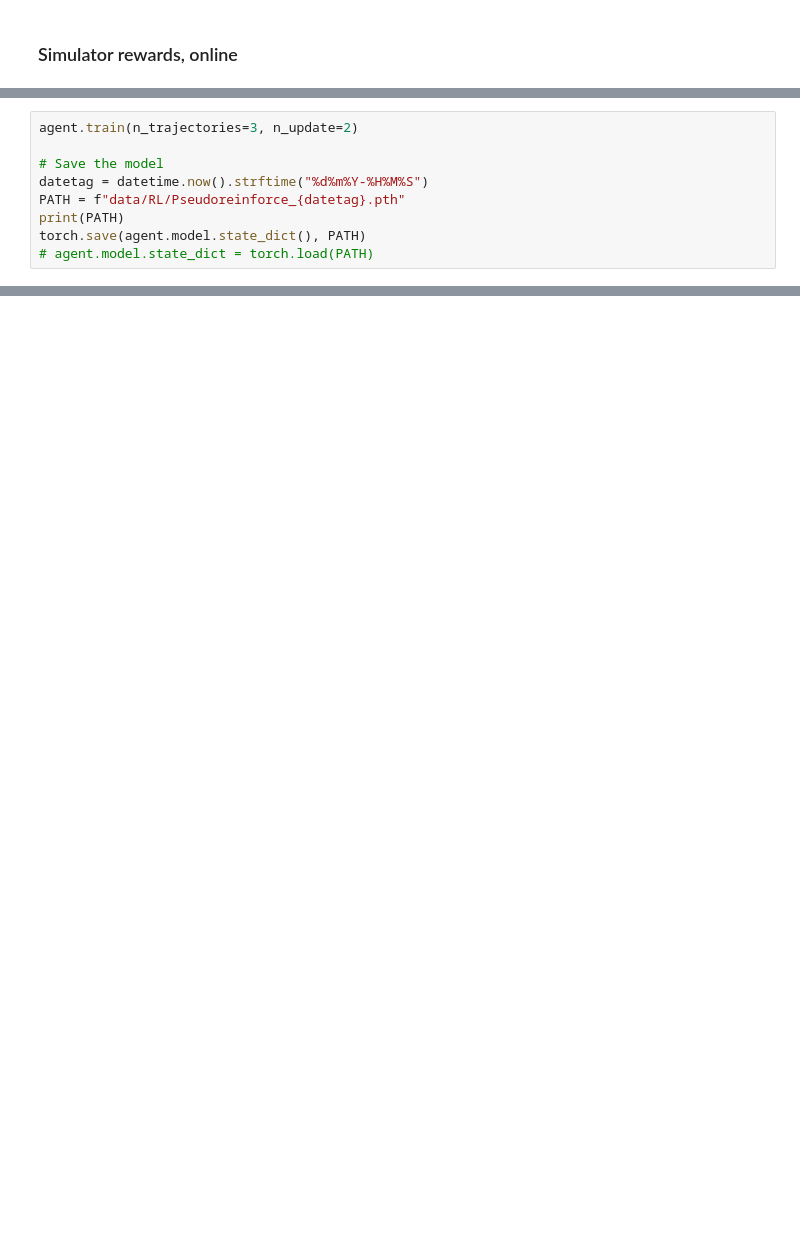
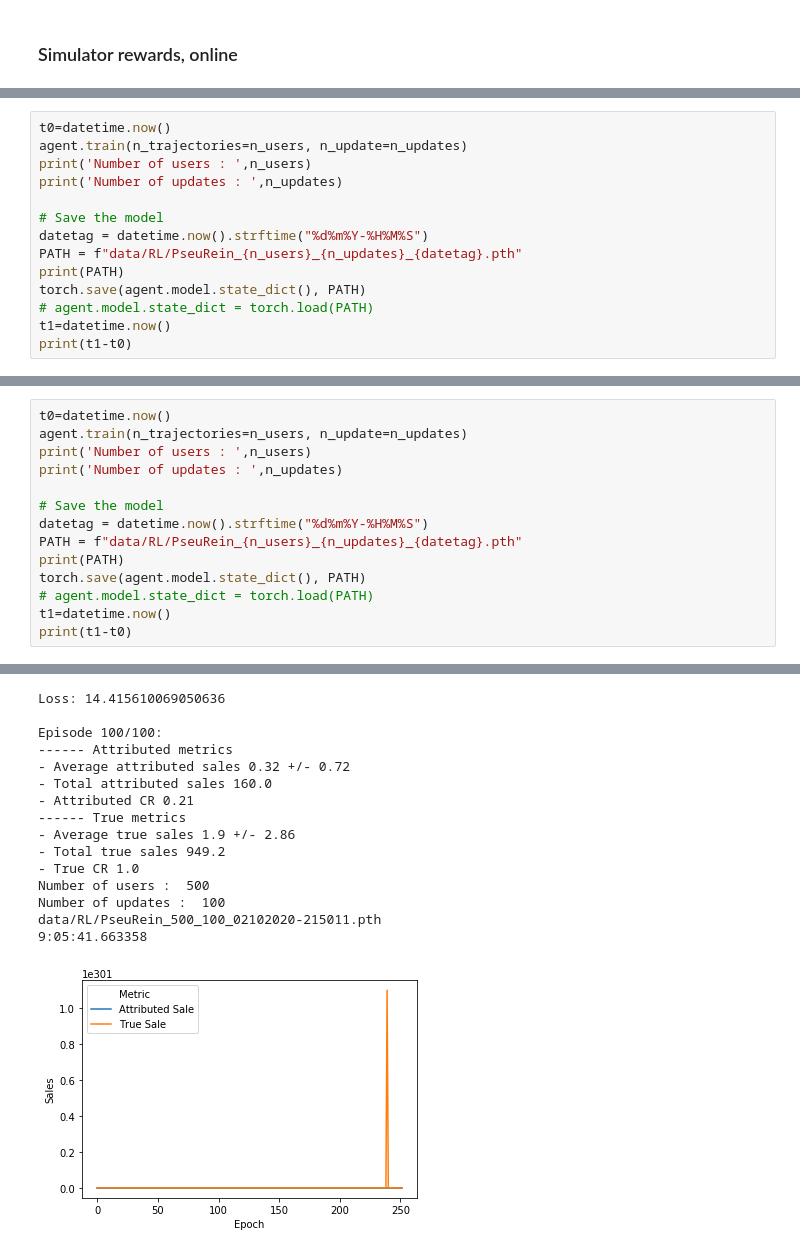
Before and after one commit to philomenec/reco-gym, a Jupyter notebook: RL_prelim.ipynb, the cells around one changed output, grey strips where cells are left out. Drawn from its saved outputs; the diff is of its cells as text; blank space fills up the shorter version.

```diff
--- a/RL_prelim.ipynb
+++ b/RL_prelim.ipynb
@@ -321,10 +377,15 @@ agent = PseudoREINFORCE(config,env,UserFeatures,RewardTilde)
 # %%
-agent.train(n_trajectories=3, n_update=2)
+t0=datetime.now()
+agent.train(n_trajectories=n_users, n_update=n_updates)
+print('Number of users : ',n_users)
+print('Number of updates : ',n_updates)
 
 # Save the model
 datetag = datetime.now().strftime("%d%m%Y-%H%M%S")
-PATH = f"data/RL/Pseudoreinforce_{datetag}.pth"
+PATH = f"data/RL/PseuRein_{n_users}_{n_updates}_{datetag}.pth"
 print(PATH)
 torch.save(agent.model.state_dict(), PATH)
 # agent.model.state_dict = torch.load(PATH)
+t1=datetime.now()
+print(t1-t0)
 # %% [output]
@@ -348,0 +437,15 @@ data/RL/Pseudoreinforce_30092020-172802.pth
+# %%
+t0=datetime.now()
+agent.train(n_trajectories=n_users, n_update=n_updates)
+print('Number of users : ',n_users)
+print('Number of updates : ',n_updates)
+
+# Save the model
+datetag = datetime.now().strftime("%d%m%Y-%H%M%S")
+PATH = f"data/RL/PseuRein_{n_users}_{n_updates}_{datetag}.pth"
+print(PATH)
+torch.save(agent.model.state_dict(), PATH)
+# agent.model.state_dict = torch.load(PATH)
+t1=datetime.now()
+print(t1-t0)
+# %% [output]
@@ -348,0 +604,16 @@ data/RL/Pseudoreinforce_30092020-172802.pth
+Loss: 14.415610069050636
+
+Episode 100/100:
+------ Attributed metrics
+- Average attributed sales 0.32 +/- 0.72
+- Total attributed sales 160.0
+- Attributed CR 0.21
+------ True metrics
+- Average true sales 1.9 +/- 2.86
+- Total true sales 949.2
+- True CR 1.0
+Number of users :  500
+Number of updates :  100
+data/RL/PseuRein_500_100_02102020-215011.pth
+9:05:41.663358
+[figure, added]
```
Also changed, not shown: parts of 32 cells of this notebook, 5 other files.
